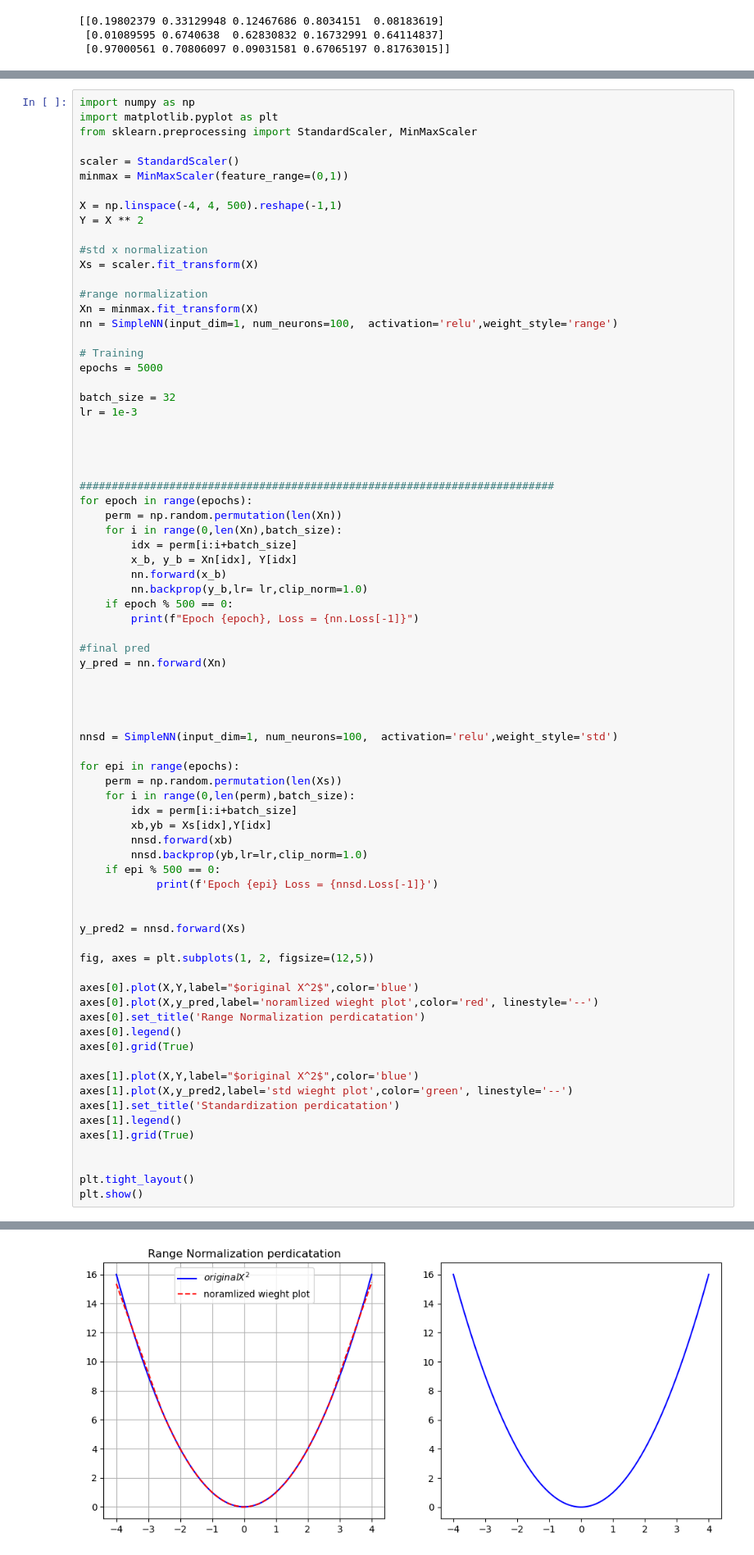
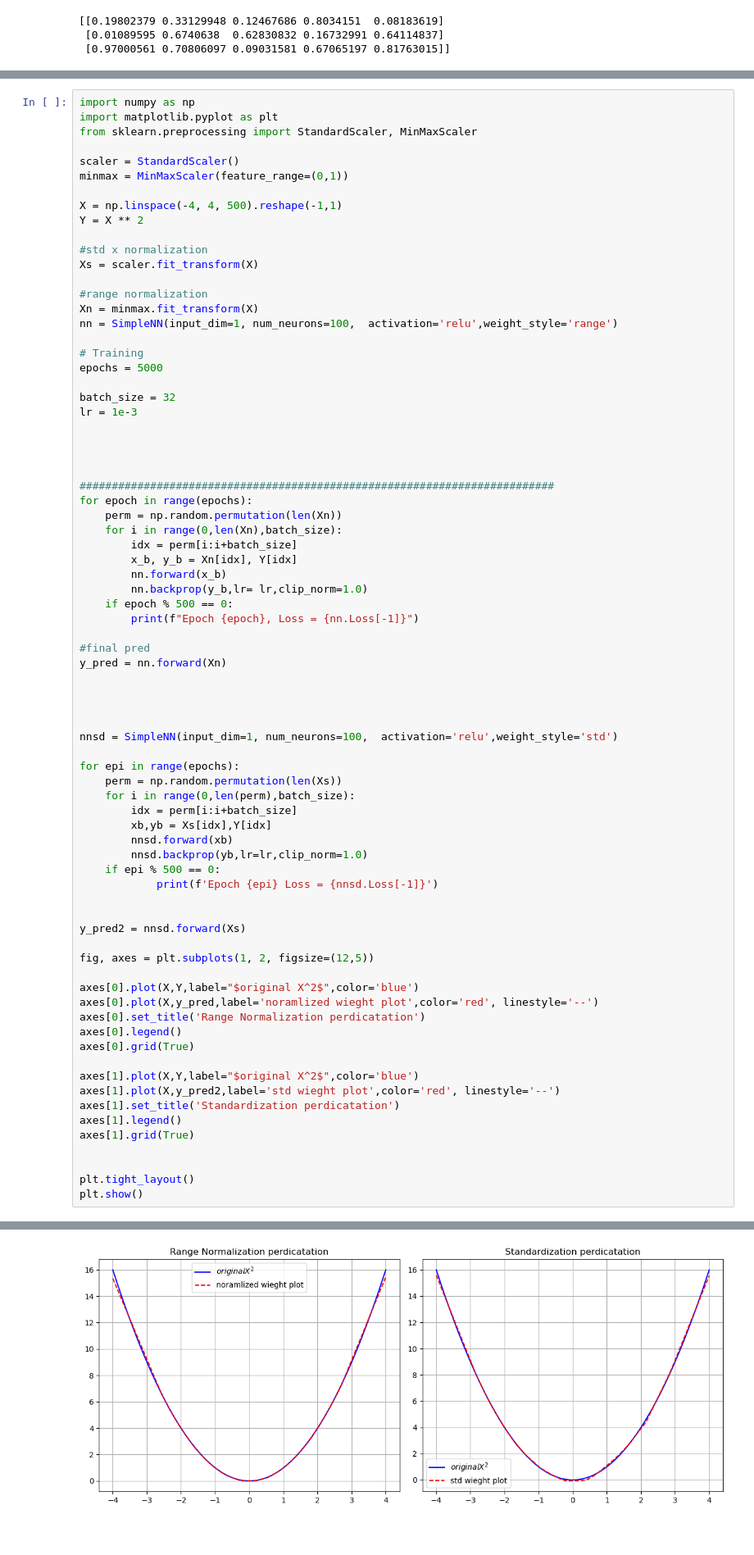
Before and after one commit to Khesorw/neural_network_from_scratch, a Jupyter notebook: feed.ipynb, the cells around one changed output, grey strips where cells are left out. Shown at 82% size. Drawn from its saved outputs; the diff is of its cells as text; blank space fills up the shorter version.

```diff
--- a/feed.ipynb
+++ b/feed.ipynb
@@ -212,7 +212,7 @@ axes[0].legend()
 axes[0].grid(True)
 
 axes[1].plot(X,Y,label="$original X^2$",color='blue')
-axes[1].plot(X,y_pred2,label='std wieght plot',color='green', linestyle='--')
+axes[1].plot(X,y_pred2,label='std wieght plot',color='red', linestyle='--')
 axes[1].set_title('Standardization perdicatation')
 axes[1].legend()
 axes[1].grid(True)
@@ -245,4 +244,4 @@ ValueError: '.' is not a valid value for ls; supported values are '-', '--', '-.
-[figure, old version]
+[figure, new version]
 # %%
 import pickle
 
```
Also changed, not shown: parts of 10 cells of this notebook.
